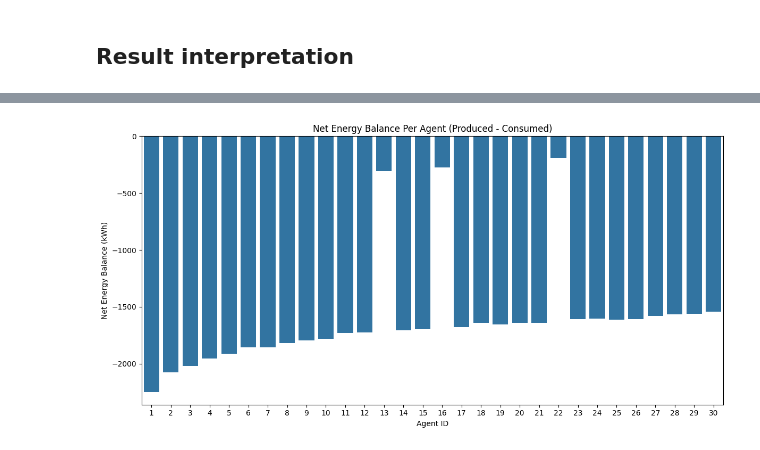
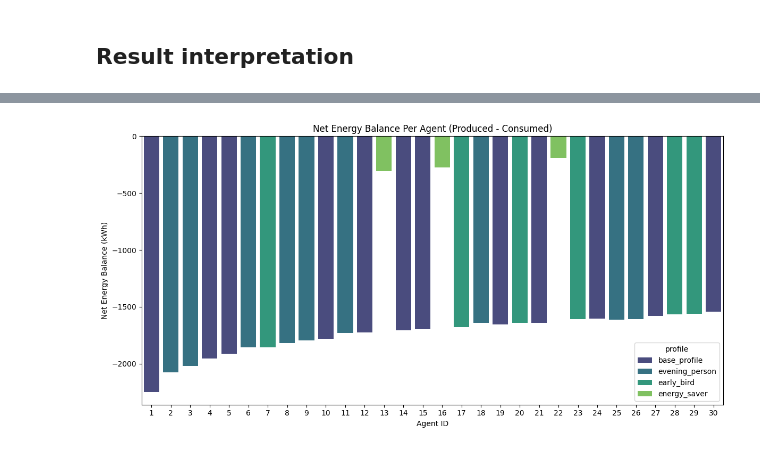
Before and after one commit to BJHeemskerk/P2P-microgrid-simulation, a Jupyter notebook: Mesa_Testing.ipynb, the cells around one changed output, grey strips where cells are left out. Cells and saved outputs as stored; diff of their text form; code cells hidden in the pictures.

```diff
--- a/Mesa_Testing.ipynb
+++ b/Mesa_Testing.ipynb
@@ -213,14 +139,26 @@ plt.show()
 # %%
-agent_summary = agent_df.groupby("agent_id")[["produced", "consumed"]].sum().reset_index()
-agent_summary["net_balance"] = agent_summary["produced"] - agent_summary["consumed"]
+def energy_delta_per_agent(agent_df):
+    agent_summary = agent_df.groupby("agent_id").agg({
+        "profile": "first",
+        "produced": "sum",
+        "consumed": "sum"
+    }).reset_index()
+    agent_summary["net_balance"] = agent_summary["produced"] \
+        - agent_summary["consumed"]
 
-plt.figure(figsize=(12, 6))
-sns.barplot(data=agent_summary.sort_values("net_balance"), x="agent_id", y="net_balance", legend=False)
-plt.axhline(0, color='black', linestyle='--')
-plt.title("Net Energy Balance Per Agent (Produced - Consumed)")
-plt.xlabel("Agent ID")
-plt.ylabel("Net Energy Balance (kWh)")
-plt.tight_layout()
-plt.show()
+    plt.figure(figsize=(12, 6))
+    sns.barplot(
+        data=agent_summary.sort_values("net_balance"),
+        x="agent_id", y="net_balance", palette="viridis",
+        hue="profile"
+        )
+    plt.axhline(0, color='black', linestyle='--')
+    plt.title("Net Energy Balance Per Agent (Produced - Consumed)")
+    plt.xlabel("Agent ID")
+    plt.ylabel("Net Energy Balance (kWh)")
+    plt.tight_layout()
+    plt.show()
-# %% [output]
-[figure, removed]
+# %%
+energy_delta_per_agent(simulation.agent_df)
+# %% [output]
+[figure, added]
```
Also changed, not shown: parts of 14 cells of this notebook, 4 other files.
